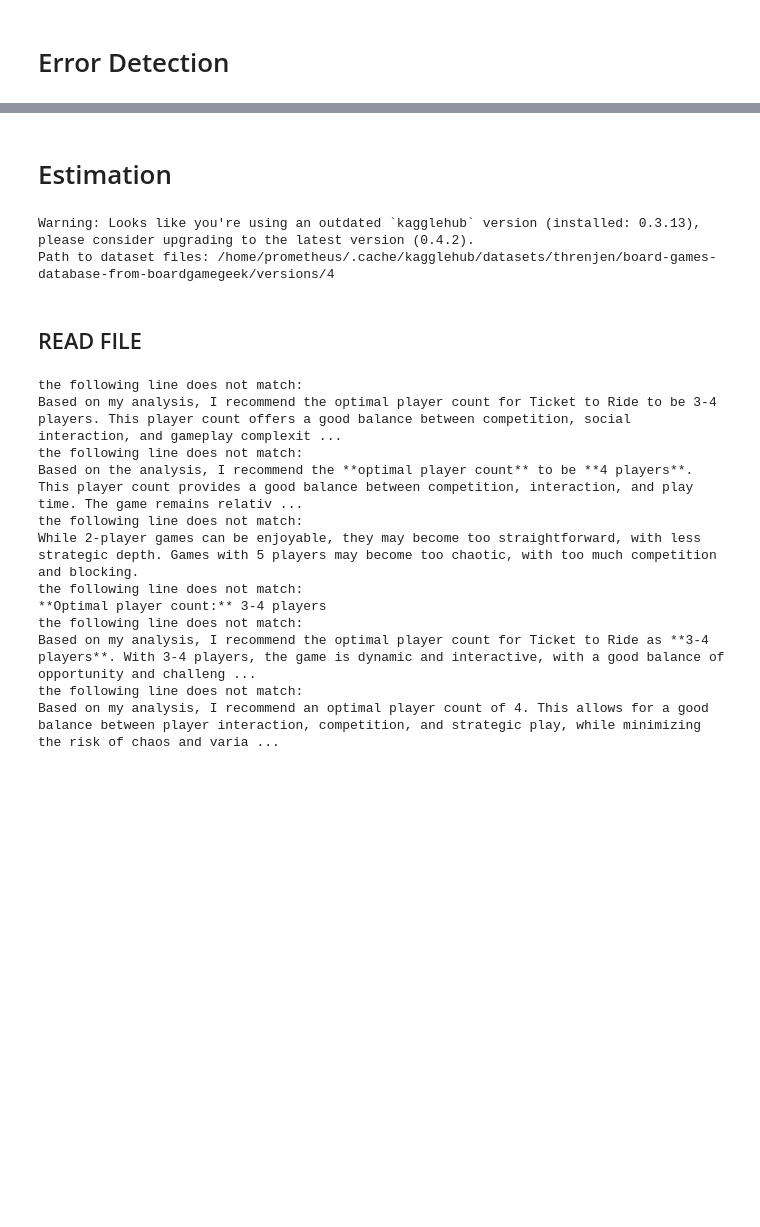
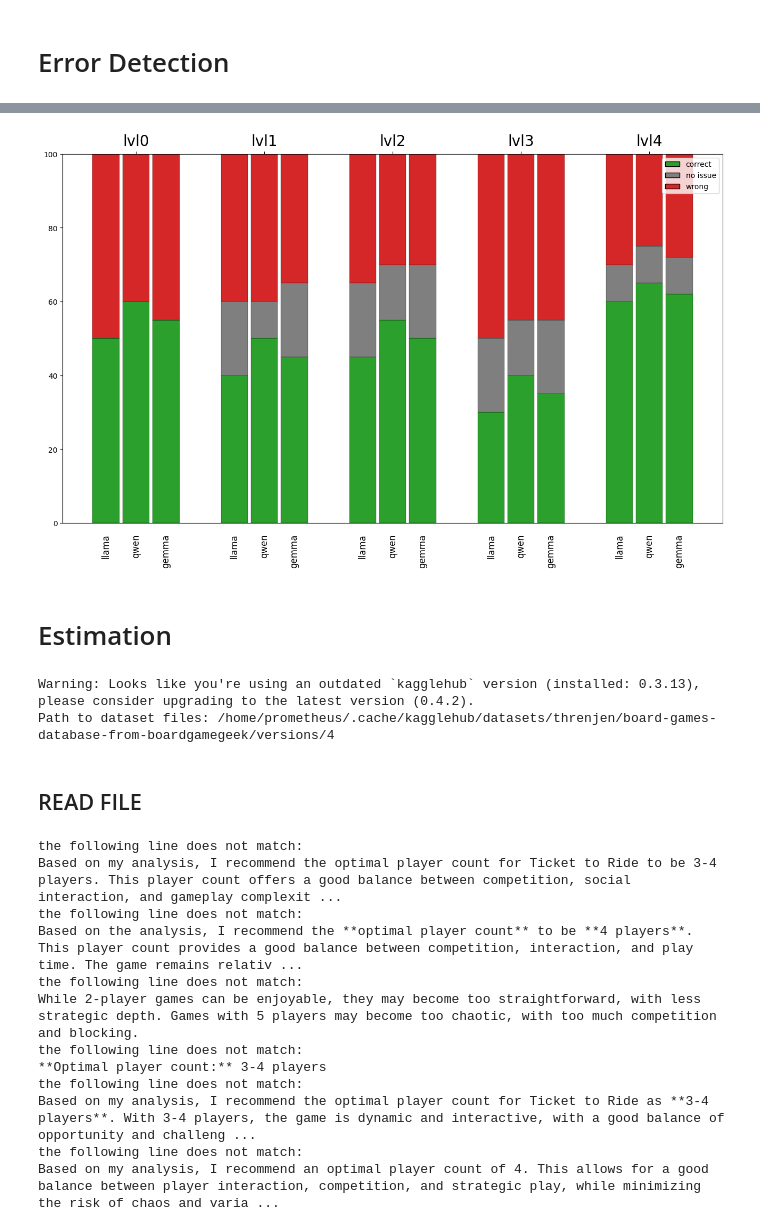
Before and after one commit to prometheus404/NLP_proj, a Jupyter notebook: evaluation.ipynb, the cells around one changed output, grey strips where cells are left out. Cells and saved outputs as stored; diff of their text form; code cells hidden in the pictures; blank space fills up the shorter version.

```diff
--- a/evaluation.ipynb
+++ b/evaluation.ipynb
@@ -19,6 +19,7 @@ except:
 # %%
-GAME_NAMES = ["Ticket to Ride", "Dominion", "Catan", "Power Grid Recharged"]
+GAME_NAMES = ["Ticket to Ride", "Dominion", "Catan", "Power Grid"]
 MODELS = ['llama','qwen','gemma']
+name_map = {"Ticket to Ride": 'ticket_to_ride', "Dominion":'dominion', "Catan":'catan', "Power Grid":'power_grid_recharged'}
 # %%
 with open(f'{BASE_FOLDER}/hf_api_key', 'r') as f:
     api_key = f.read()
@@ -52,5 +55,7 @@ for model in models:
     for game in file_names:
         for it in range(iterations):
             text = response[model][game][it]
-            grade = textstat.flesch_kincaid_grade(text)
-            print(f"Model: {model}, Game: {game}, Iteration: {it}, Grade: {grade}")
+            fk = textstat.flesch_kincaid_grade(text)
+            sm = textstat.smog_index(text)
+            dc = textstat.dale_chall_readability_score(text)
+            print(f"Model: {model}, Game: {game}, Iteration: {it}, Grade: {fk}")
@@ -190,3 +285,76 @@ lvl4: 6/25
+# %%
+import numpy as np
+import matplotlib.pyplot as plt
+
+#### THIS SECTION IS ONLY FOR TEST PURPOSES ####
+models = MODELS #np.array([[m, m+'_all'] for m in MODELS]).flatten()
+lvl0 = { 'correct': [50,60,55,65,50,60], 'wrong': [50,40,45,35,50,40], 'no issue': [0,0,0,0,0,0]}
+lvl1 = { 'correct': [40,50,45,55,40,50], 'wrong': [40,40,35,35,40,40], 'no issue':[20,10,20,10,20,10]}
+lvl2 = { 'correct': [45,55,50,60,45,55], 'wrong': [35,30,30,25,35,30], 'no issue':[20,15,20,15,20,15]}
+lvl3 = { 'correct': [30,40,35,45,30,40], 'wrong': [50,45,45,40,50,45], 'no issue':[20,15,20,15,20,15]}
+lvl4 = { 'correct': [60,65,62,68,60,65], 'wrong': [30,25,28,22,30,25], 'no issue':[10,10,10,10,10,10]}
+
+levels = [lvl0, lvl1, lvl2, lvl3, lvl4]
+level_names = ['lvl0','lvl1','lvl2','lvl3','lvl4']
+
+n_levels = 5
+n_models = len(models)
+
+proc_levels = []
+for lvl in levels:
+    proc_levels.append({
+        'correct': np.array(lvl['correct']),
+        'no_issue': np.array(lvl['no issue']),
+        'wrong': np.array(lvl['wrong'])
+    })
+
+
+## HERE STARTS THE REAL THING
+group_width = 0.7          # larghezza totale usata per gruppo di barre (per livello)
+bar_width = group_width / n_models
+x = np.arange(n_levels)    # posizioni centrali dei gruppi
+
+fig, ax = plt.subplots(figsize=(16,9))
+
+# Offset per ogni modello dentro il gruppo
+offsets = (np.arange(n_models) - (n_models-1)/2) * bar_width
+
+colors = {'correct':'#2ca02c', 'no_issue':'#7f7f7f', 'wrong':'#d62728'}
+
+for m_idx in range(n_models):
+    # raccogli i valori dei segmenti per tutti i livelli per il modello m_idx
+    correct_vals = np.array([proc_levels[L]['correct'][m_idx] for L in range(n_levels)])
+    no_issue_vals = np.array([proc_levels[L]['no_issue'][m_idx] for L in range(n_levels)])
+    wrong_vals   = np.array([proc_levels[L]['wrong'][m_idx] for L in range(n_levels)])
+
+    bar_positions = x + offsets[m_idx]
+    # stacked bar: prima correct (base 0), poi no_issue sopra, poi wrong sopra
+    p1 = ax.bar(bar_positions, correct_vals, width=bar_width*0.90, color=colors['correct'], edgecolor='k', linewidth=0.2)
+    p2 = ax.bar(bar_positions, no_issue_vals, width=bar_width*0.90, bottom=correct_vals, color=colors['no_issue'], edgecolor='k', linewidth=0.2)
+    p3 = ax.bar(bar_positions, wrong_vals, width=bar_width*0.90, bottom=correct_vals+no_issue_vals, color=colors['wrong'], edgecolor='k', linewidth=0.2)
+
+
+ax.set_ylim(0,100)
+ax.set_xticks(x)
+ax.set_xticklabels(level_names, fontsize=20)
+ax.tick_params(axis='x', top=True, labeltop=True, bottom=False, labelbottom=False)
+
+from matplotlib.patches import Patch
+legend_handles = [Patch(facecolor=colors['correct'], edgecolor='k', label='correct'),
+                  Patch(facecolor=colors['no_issue'], edgecolor='k', label='no issue'),
+                  Patch(facecolor=colors['wrong'], edgecolor='k', label='wrong')]
+ax.legend(handles=legend_handles, loc='upper right')
+
+
+for L in range(n_levels):
+    for m_idx in range(n_models):
+        xpos = x[L] + offsets[m_idx]
+        # etichetta compatta con rotazione 90 per non sovrapporre
+        ax.text(xpos, -3, models[m_idx], ha='center', va='top', rotation=90, fontsize=12)
+
+plt.show()
+# %% [output]
+[figure, added]
 # %% [markdown]
 # Estimation
 # %%
```
Also changed, not shown: parts of 9 cells of this notebook, 9 other files.
